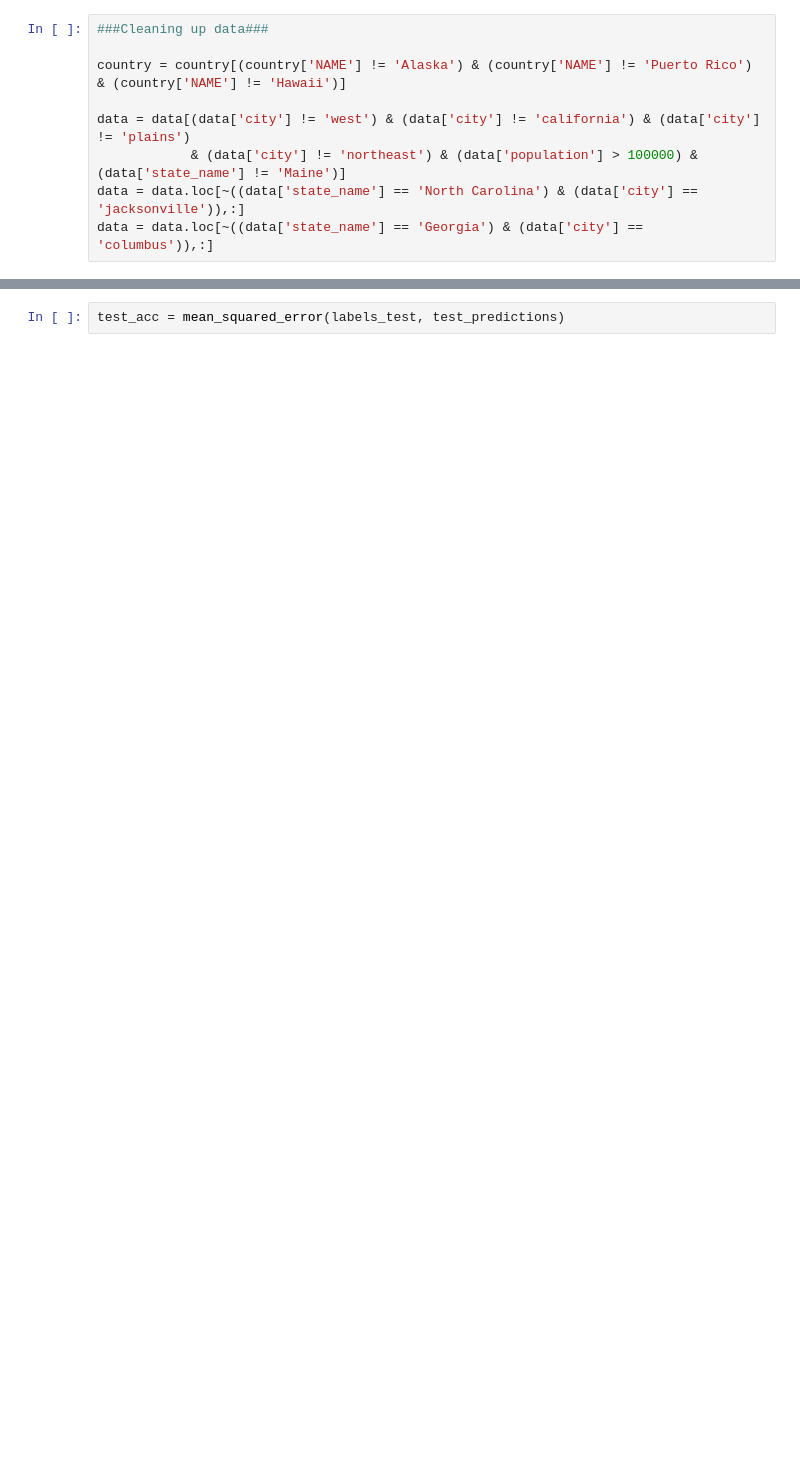
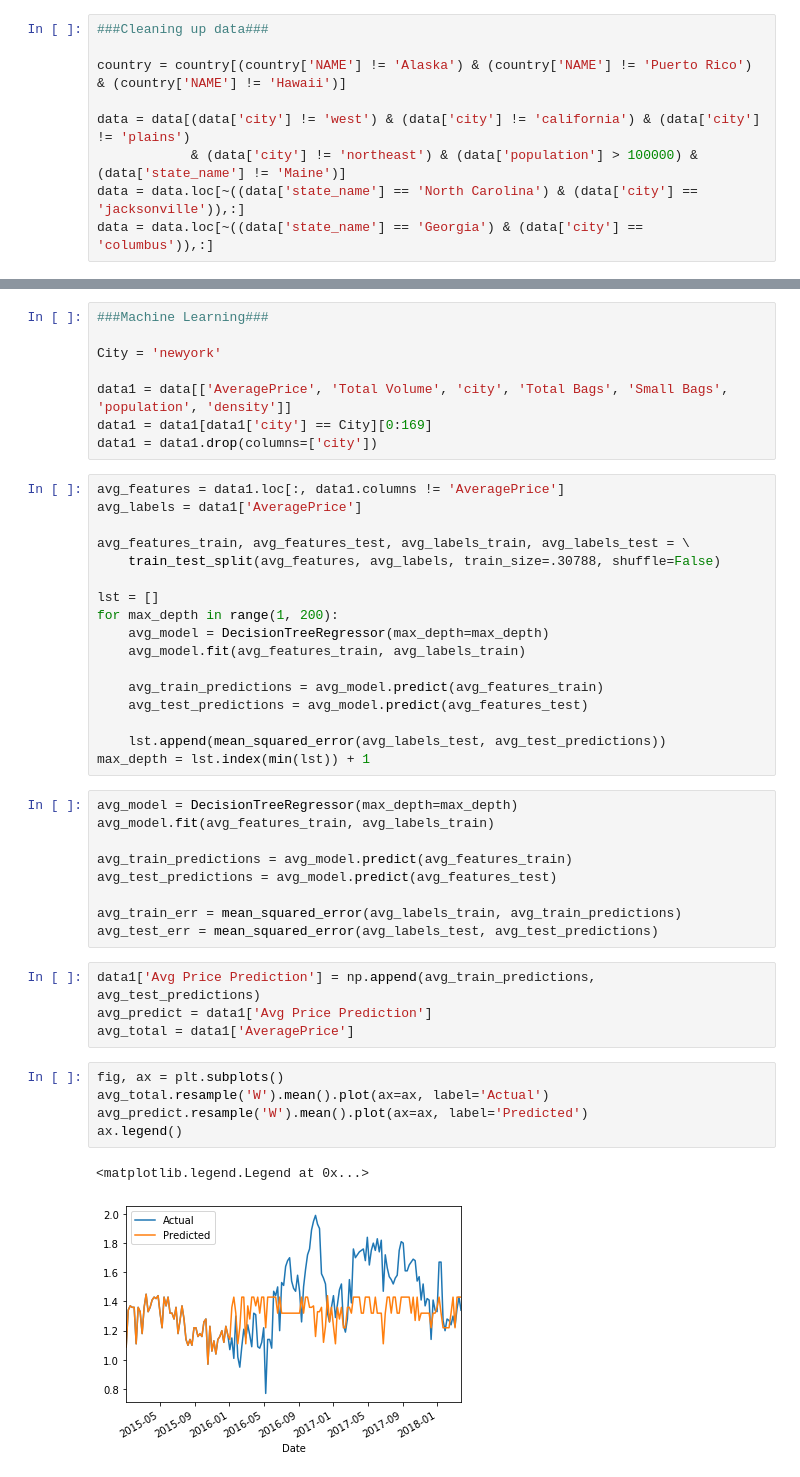
Before and after one commit to AlexHayes32/CSE163-Final-Project, a Jupyter notebook: CSE163 Project Mess.ipynb, the cells around one changed output, grey strips where cells are left out. Saved outputs shown, nothing was run; the diff lists cells and outputs as text; blank space fills up the shorter version.

```diff
--- a/CSE163 Project Mess.ipynb
+++ b/CSE163 Project Mess.ipynb
@@ -139,2 +54,46 @@ train_acc
-# %%
-test_acc = mean_squared_error(labels_test, test_predictions)
+# %%
+###Machine Learning###
+
+City = 'newyork'
+
+data1 = data[['AveragePrice', 'Total Volume', 'city', 'Total Bags', 'Small Bags', 'population', 'density']]
+data1 = data1[data1['city'] == City][0:169]
+data1 = data1.drop(columns=['city'])
+# %%
+avg_features = data1.loc[:, data1.columns != 'AveragePrice']
+avg_labels = data1['AveragePrice']
+
+avg_features_train, avg_features_test, avg_labels_train, avg_labels_test = \
+    train_test_split(avg_features, avg_labels, train_size=.30788, shuffle=False)
+
+lst = []
+for max_depth in range(1, 200):
+    avg_model = DecisionTreeRegressor(max_depth=max_depth)
+    avg_model.fit(avg_features_train, avg_labels_train)
+
+    avg_train_predictions = avg_model.predict(avg_features_train)
+    avg_test_predictions = avg_model.predict(avg_features_test)
+
+    lst.append(mean_squared_error(avg_labels_test, avg_test_predictions))
+max_depth = lst.index(min(lst)) + 1
+# %%
+avg_model = DecisionTreeRegressor(max_depth=max_depth)
+avg_model.fit(avg_features_train, avg_labels_train)
+
+avg_train_predictions = avg_model.predict(avg_features_train)
+avg_test_predictions = avg_model.predict(avg_features_test)
+
+avg_train_err = mean_squared_error(avg_labels_train, avg_train_predictions)
+avg_test_err = mean_squared_error(avg_labels_test, avg_test_predictions)
+# %%
+data1['Avg Price Prediction'] = np.append(avg_train_predictions, avg_test_predictions)
+avg_predict = data1['Avg Price Prediction']
+avg_total = data1['AveragePrice']
+# %%
+fig, ax = plt.subplots()
+avg_total.resample('W').mean().plot(ax=ax, label='Actual')
+avg_predict.resample('W').mean().plot(ax=ax, label='Predicted')
+ax.legend()
+# %% [output]
+<matplotlib.legend.Legend at 0x...>
+[figure, added]
```
Also changed, not shown: parts of 11 cells of this notebook.
